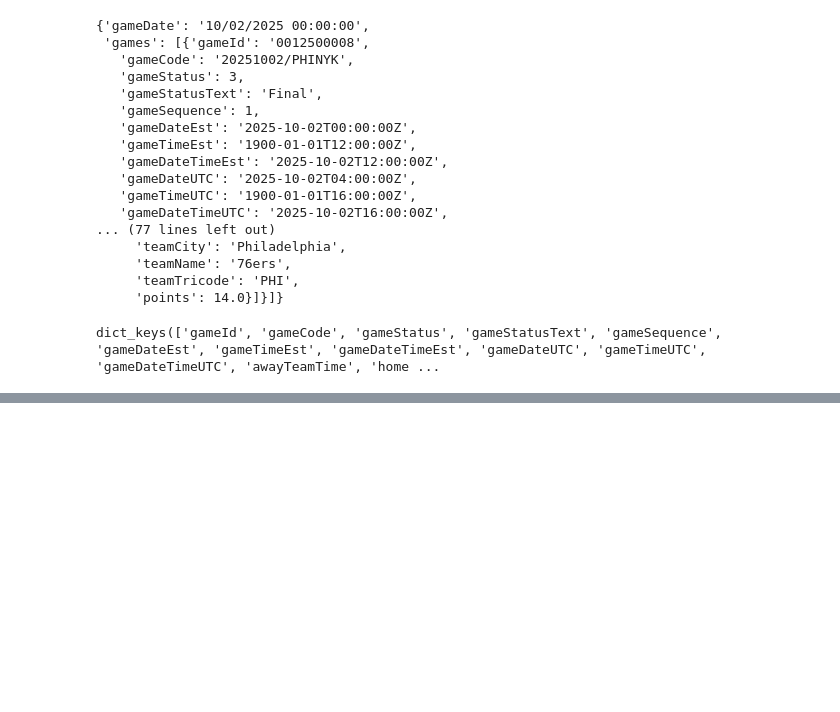
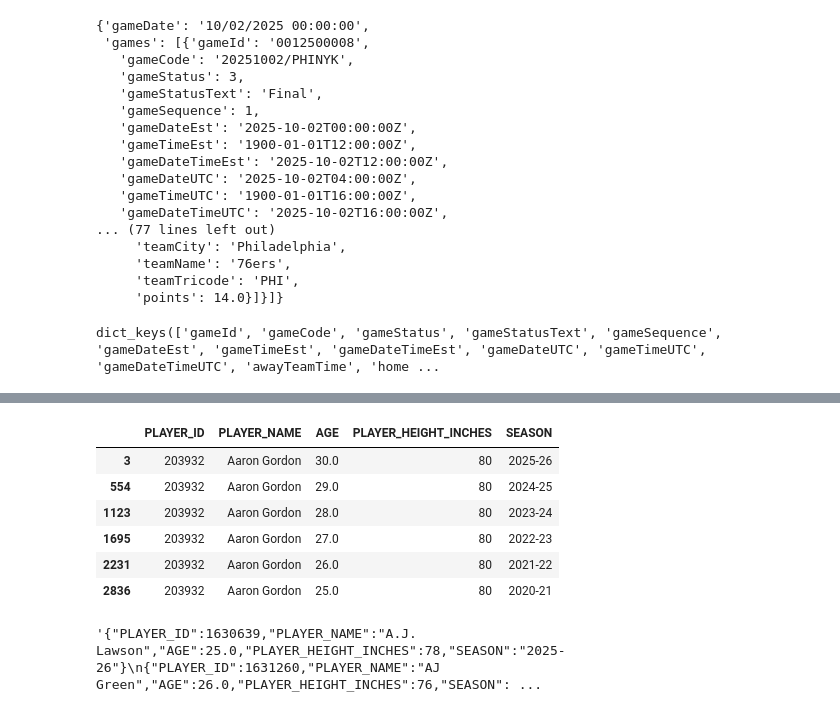
Before and after one commit to chenalan02/9Cat-Hoops-Analyzer, a Jupyter notebook: notebooks/test_nba_api.ipynb, the cells around one changed output, grey strips where cells are left out. Cells and saved outputs as stored; diff of their text form; code cells hidden in the pictures; blank space fills up the shorter version.

```diff
--- a/notebooks/test_nba_api.ipynb
+++ b/notebooks/test_nba_api.ipynb
@@ -131,0 +204,35 @@ dict_keys(['gameId', 'gameCode', 'gameStatus', 'gameStatusText', 'gameSequence',
+# %%
+
+import pandas as pd
+from datetime import datetime
+import time
+
+def get_current_season():
+    current_date = datetime.now()
+    current_year = current_date.year
+    current_month = current_date.month
+
+    if current_month > 4:
+        return f"{current_year}-{str(current_year + 1)[-2:]}"
+    else:
+        return f"{current_year - 1}-{str(current_year)[-2:]}"
+
+def get_prev_n_seasons(current_season, n):
+    seasons = []
+    start_year = int(current_season.split('-')[0])
+    for i in range(n):
+        previous_start_year = start_year - (i + 1)
+        previous_end_year = start_year - i
+        seasons.append(f"{previous_start_year}-{str(previous_end_year)[-2:]}")
+    return seasons
+
+bio_ingest_df = pd.DataFrame()
+current_season = get_current_season()
+for season in [current_season] + get_prev_n_seasons(current_season, 5):
+    bio_data = leaguedashplayerbiostats.LeagueDashPlayerBioStats(season=season)
+    bio_df = bio_data.get_data_frames()[0][["PLAYER_ID", "PLAYER_NAME", "AGE", "PLAYER_HEIGHT_INCHES"]]
+    bio_df["SEASON"] = season
+    bio_ingest_df = pd.concat([bio_ingest_df, bio_df], ignore_index=True)
+    time.sleep(0.5)  # Sleep for 1 second to avoid hitting rate limits
+
+bio_json = bio_ingest_df.to_json(orient='records', lines=True)
@@ -131,0 +250,14 @@ dict_keys(['gameId', 'gameCode', 'gameStatus', 'gameStatusText', 'gameSequence',
+# %%
+bio_ingest_df[bio_ingest_df['PLAYER_NAME'] == 'Aaron Gordon']
+# %% [output]
+|  | PLAYER_ID | PLAYER_NAME | AGE | PLAYER_HEIGHT_INCHES | SEASON |
+| 3 | 203932 | Aaron Gordon | 30.0 | 80 | 2025-26 |
+| 554 | 203932 | Aaron Gordon | 29.0 | 80 | 2024-25 |
+| 1123 | 203932 | Aaron Gordon | 28.0 | 80 | 2023-24 |
+| 1695 | 203932 | Aaron Gordon | 27.0 | 80 | 2022-23 |
+| 2231 | 203932 | Aaron Gordon | 26.0 | 80 | 2021-22 |
+| 2836 | 203932 | Aaron Gordon | 25.0 | 80 | 2020-21 |
+# %%
+bio_json
+# %% [output]
+'{"PLAYER_ID":1630639,"PLAYER_NAME":"A.J. Lawson","AGE":25.0,"PLAYER_HEIGHT_INCHES":78,"SEASON":"2025-26"}\n{"PLAYER_ID":1631260,"PLAYER_NAME":"AJ Green","AGE":26.0,"PLAYER_HEIGHT_INCHES":76,"SEASON": ...
```
Also changed, not shown: parts of 13 cells of this notebook, 3 other files.
